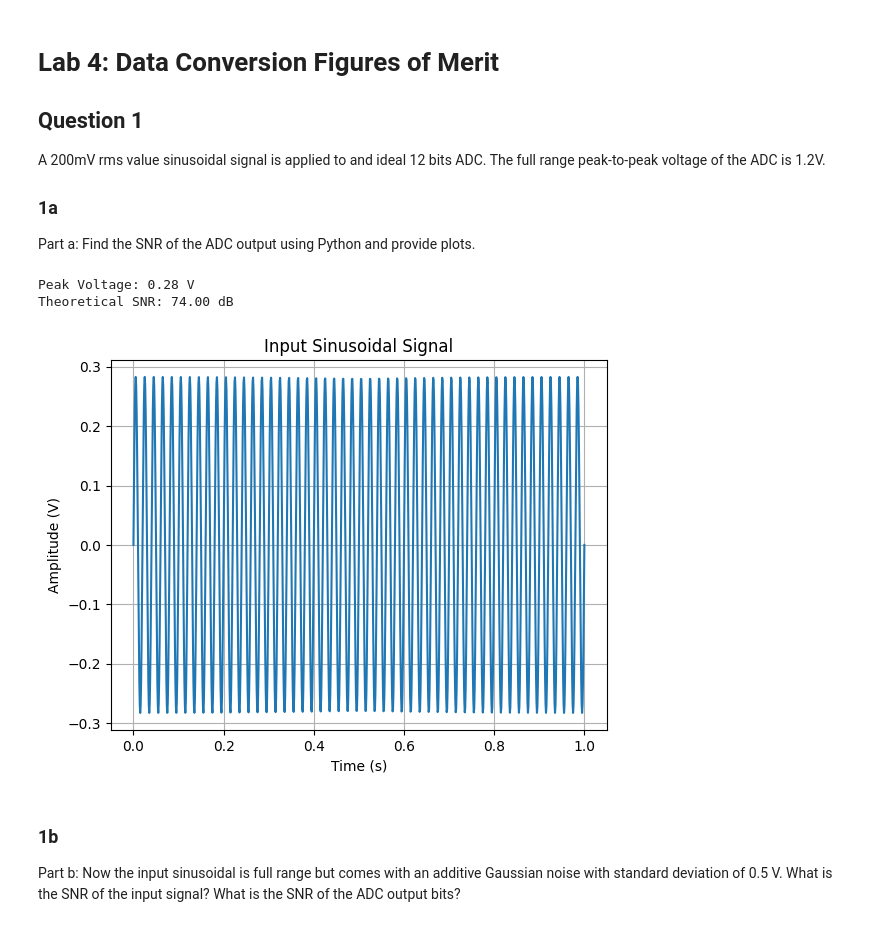
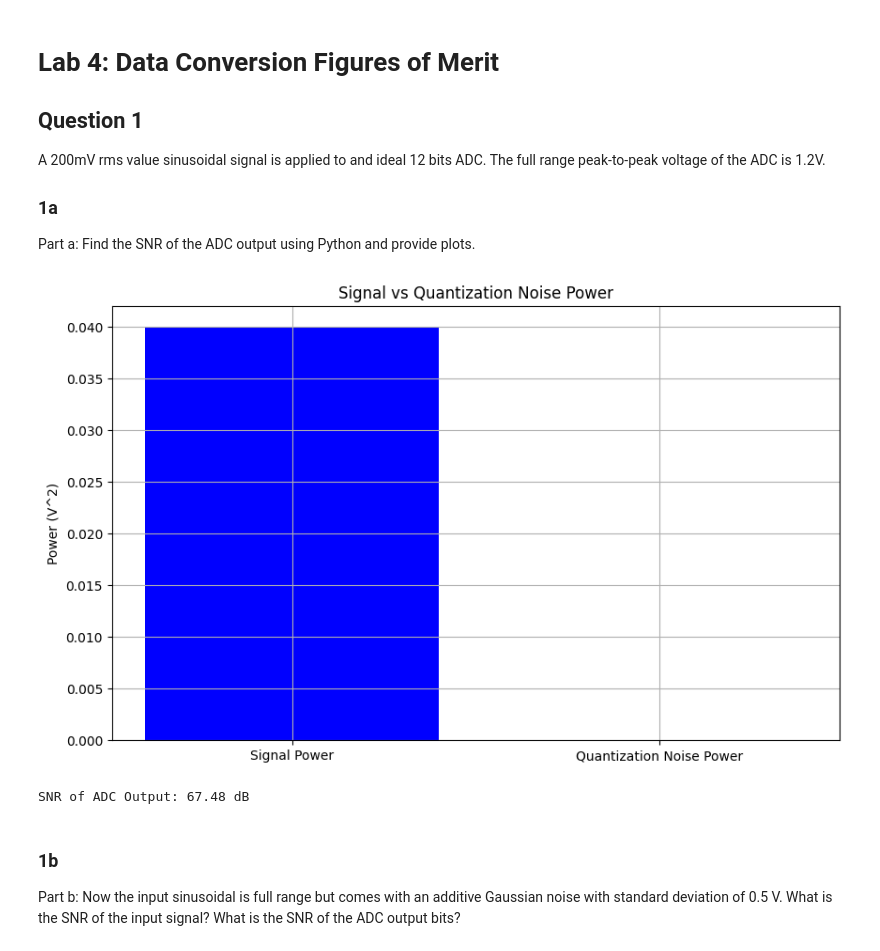
Before and after one commit to Sam-Bieberich/489, a Jupyter notebook: Lab/lab4.ipynb, the cells around one changed output. Cells and saved outputs as stored; diff of their text form; code cells hidden in the pictures.

```diff
--- a/Lab/lab4.ipynb
+++ b/Lab/lab4.ipynb
@@ -8,36 +8,33 @@ A 200mV rms value sinusoidal signal is applied to and ideal 12 bits ADC. The ful
 ### 1a
 
 Part a: Find the SNR of the ADC output using Python and provide plots.
-# %%
-#imports
-import numpy as np
-import matplotlib.pyplot as plt
-
-#variables
-N = 12  #bits
-Vpp = 1.2 # in volts
-Vrms_signal = 0.2  #Vrms
-Vpeak_signal = Vrms_signal * np.sqrt(2)
-print(f"Peak Voltage: {Vpeak_signal:.2f} V")
-
-#plotting the snr
-SNR_theoretical = 6.02 * N + 1.76
-print(f"Theoretical SNR: {SNR_theoretical:.2f} dB")
-
-t = np.linspace(0, 1, 1000)
-
-signal = Vpeak_signal * np.sin(2 * np.pi * 50 * t)
-plt.plot(t, signal)
-
-plt.title("Input Sinusoidal Signal")
-plt.xlabel("Time (s)")
-plt.ylabel("Amplitude (V)")
-plt.grid()
-plt.show()
-# %% [output]
-Peak Voltage: 0.28 V
-Theoretical SNR: 74.00 dB
-[figure, removed]
+# %%
+#imports
+import numpy as np
+import matplotlib.pyplot as plt
+
+rms_input = 0.2  # RMS value of the sinusoidal input (V)
+full_scale_range = 1.2  # Full-scale peak-to-peak voltage of the ADC (V)
+resolution_bits = 12  # ADC resolution in bits
+
+quantization_step = full_scale_range / (2**resolution_bits)
+quantization_noise_power = (quantization_step**2) / 12
+
+signal_power = rms_input**2
+
+snr_adc_output = 10 * np.log10(signal_power / quantization_noise_power)
+
+plt.figure(figsize=(10, 6))
+plt.bar(['Signal Power', 'Quantization Noise Power'], [signal_power, quantization_noise_power], color=['blue', 'orange'])
+plt.title('Signal vs Quantization Noise Power')
+plt.ylabel('Power (V^2)')
+plt.grid(True)
+plt.show()
+
+print(f"SNR of ADC Output: {snr_adc_output:.2f} dB")
+# %% [output]
+[figure, added]
+SNR of ADC Output: 67.48 dB
 # %% [markdown]
 ### 1b
 
```
Also changed, not shown: parts of 21 cells of this notebook.
